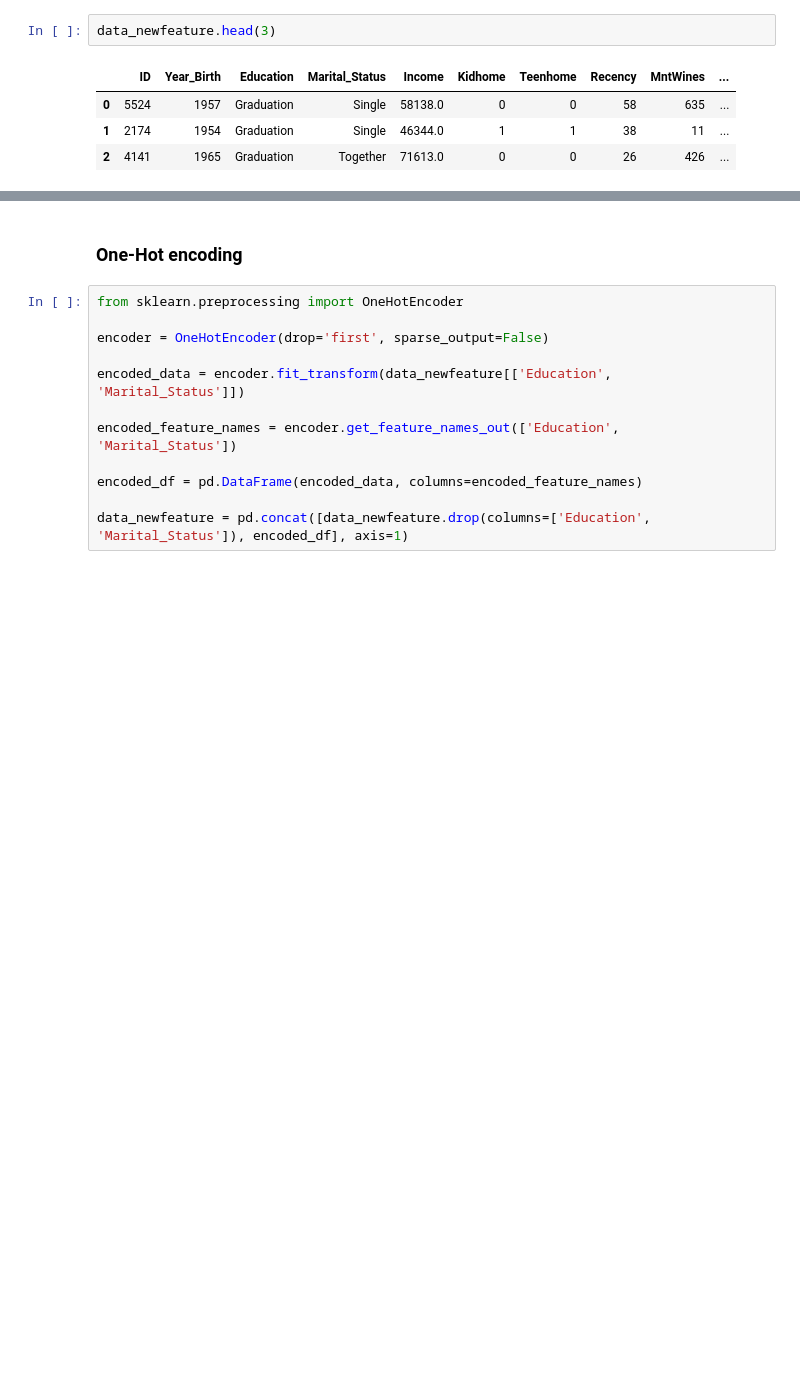
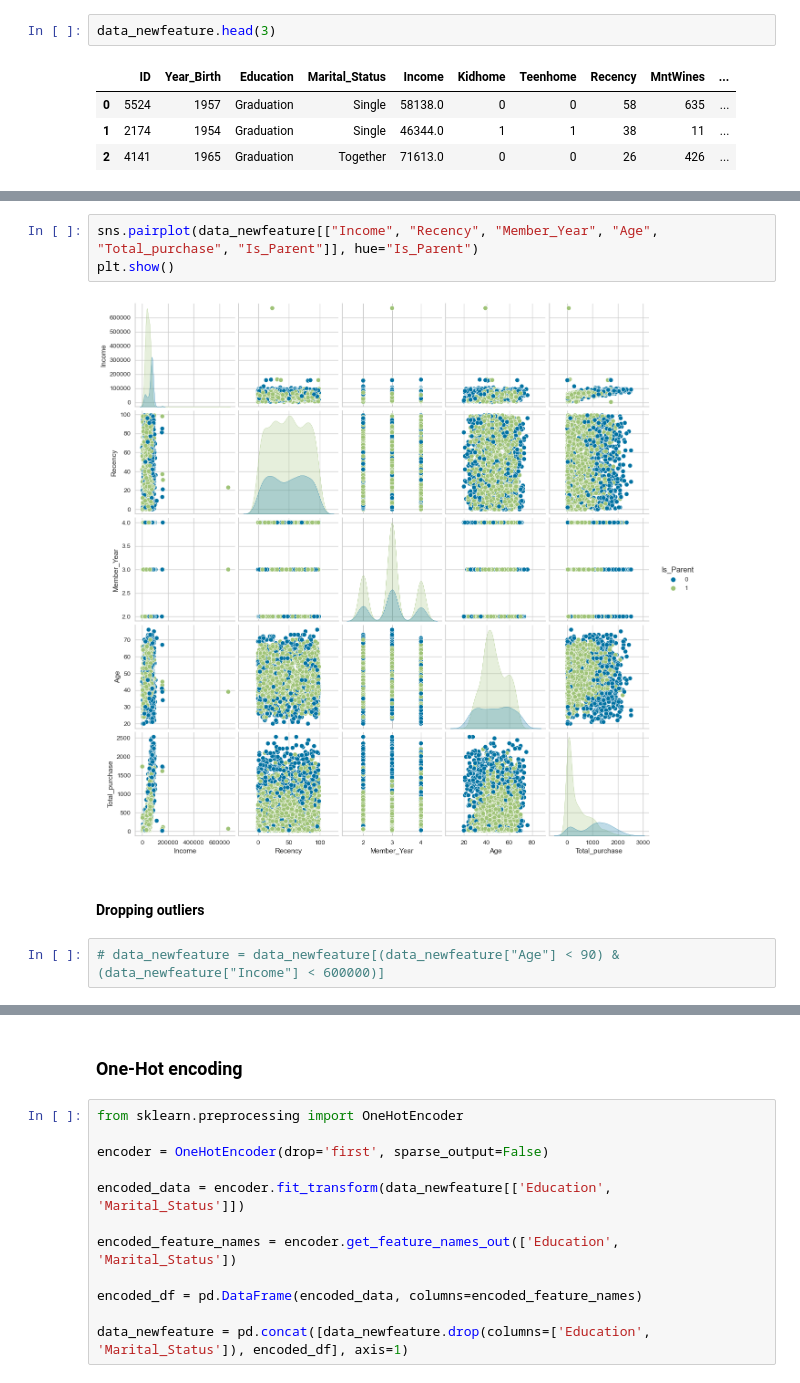
Before and after one commit to McGill-MMA-EnterpriseAnalytics/Customer-Personality-Analysis, a Jupyter notebook: INSY 695 Group Project.ipynb, the cells around one changed output, grey strips where cells are left out. Saved outputs shown, nothing was run; the diff lists cells and outputs as text; blank space fills up the shorter version.

Commit message:
merged Clustering to preprocessing, however, has an issue with drop income outlier

```diff
--- a/INSY 695 Group Project.ipynb
+++ b/INSY 695 Group Project.ipynb
@@ -328,0 +356,9 @@ data_newfeature.describe()
+# %%
+sns.pairplot(data_newfeature[["Income", "Recency", "Member_Year", "Age", "Total_purchase", "Is_Parent"]], hue="Is_Parent")
+plt.show()
+# %% [output]
+[figure, added]
+# %% [markdown]
+#### Dropping outliers
+# %%
+# data_newfeature = data_newfeature[(data_newfeature["Age"] < 90) & (data_newfeature["Income"] < 600000)]
```
Also changed, not shown: parts of 19 cells of this notebook.
